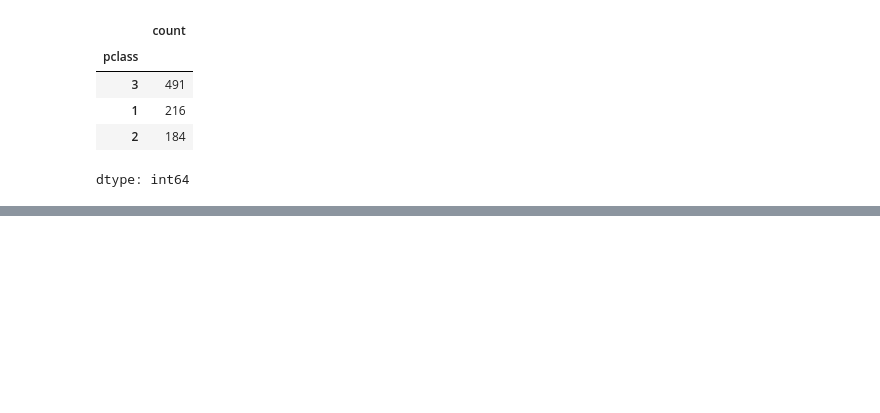
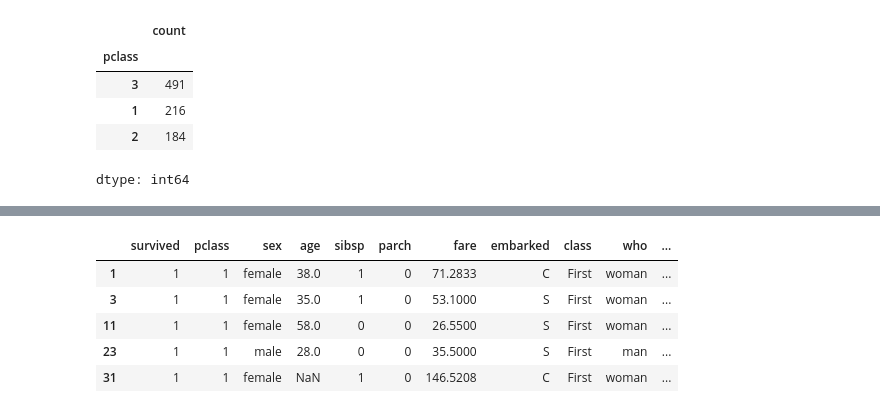
Before and after one commit to Sjleerodls/Data_Analysis, a Jupyter notebook: lab_da/da03_dataframe.ipynb, the cells around one changed output, grey strips where cells are left out. Saved outputs shown, nothing was run; the diff lists cells and outputs as text; code cells hidden in the pictures; blank space fills up the shorter version.

```diff
--- a/lab_da/da03_dataframe.ipynb
+++ b/lab_da/da03_dataframe.ipynb
@@ -589,0 +655,11 @@ dtype: int64
+# %%
+# alive_pclass1 = titanic[(titanic.alive == 'yes') & (titanic.pclass == 1)]
+alive_pclass1 = pclass1[pclass1.alive == 'yes']
+alive_pclass1.head()
+# %% [output]
+|  | survived | pclass | sex | age | sibsp | parch | fare | embarked | class | who | ... |
+| 1 | 1 | 1 | female | 38.0 | 1 | 0 | 71.2833 | C | First | woman | ... |
+| 3 | 1 | 1 | female | 35.0 | 1 | 0 | 53.1000 | S | First | woman | ... |
+| 11 | 1 | 1 | female | 58.0 | 0 | 0 | 26.5500 | S | First | woman | ... |
+| 23 | 1 | 1 | male | 28.0 | 0 | 0 | 35.5000 | S | First | man | ... |
+| 31 | 1 | 1 | female | NaN | 1 | 0 | 146.5208 | C | First | woman | ... |
```
Also changed, not shown: parts of 13 cells of this notebook.
